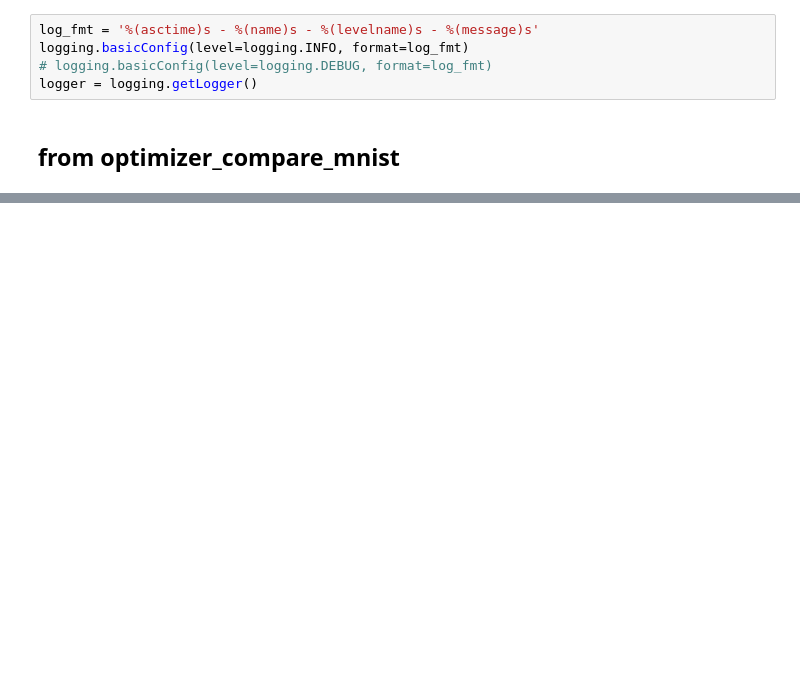
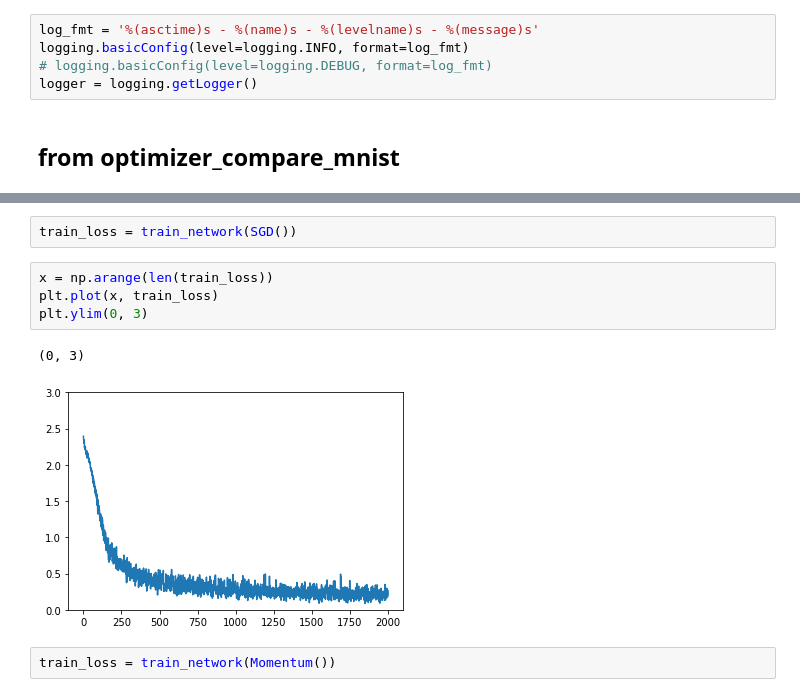
Before and after one commit to banbiossa/deep-learning-from-scrach, a Jupyter notebook: notebooks/0.7_ss_chap6_mnist_compare.ipynb, the cells around one changed output, grey strips where cells are left out. Saved outputs shown, nothing was run; the diff lists cells and outputs as text; blank space fills up the shorter version.

```diff
--- a/notebooks/0.7_ss_chap6_mnist_compare.ipynb
+++ b/notebooks/0.7_ss_chap6_mnist_compare.ipynb
@@ -30,0 +163,11 @@ logger = logging.getLogger()
+# %%
+train_loss = train_network(SGD())
+# %%
+x = np.arange(len(train_loss))
+plt.plot(x, train_loss)
+plt.ylim(0, 3)
+# %% [output]
+(0, 3)
+[figure, added]
+# %%
+train_loss = train_network(Momentum())
```
Also changed, not shown: parts of 24 cells of this notebook, 2 other files.
